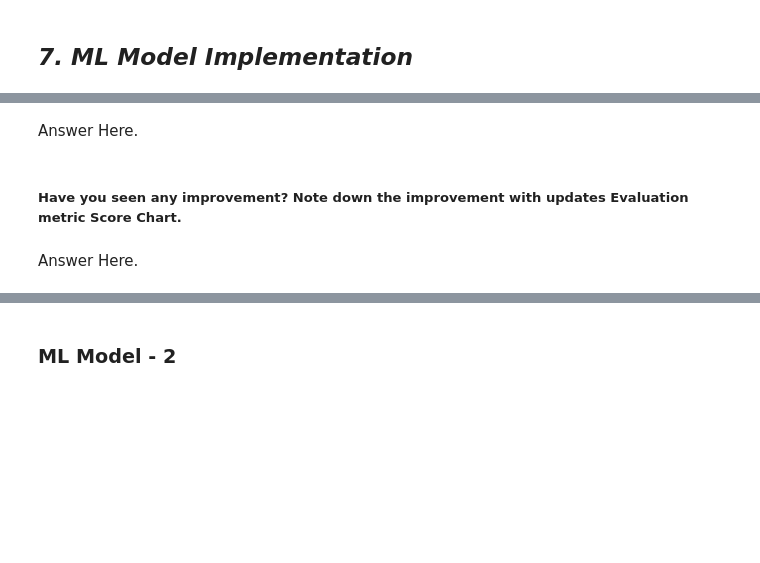
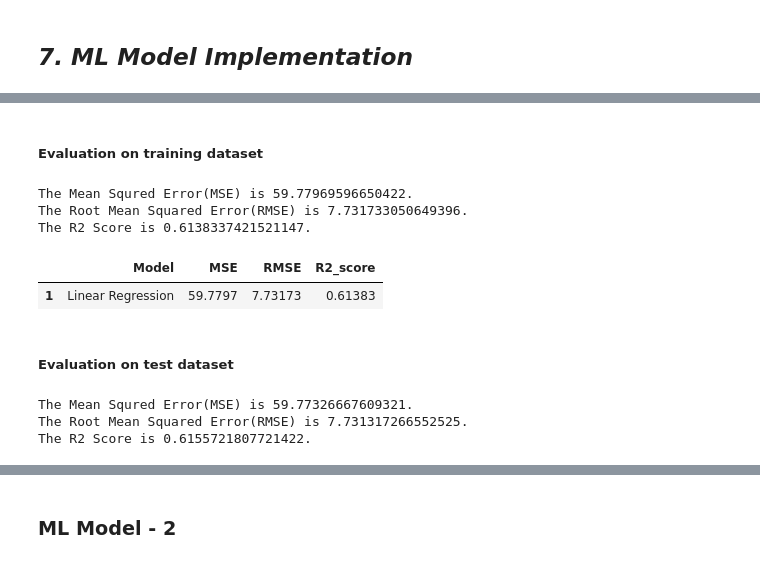
Before and after one commit to 7-sumit/Bike-Sharing-Demand-Prediction, a Jupyter notebook: Bike_Sharing_Demand_Prediction.ipynb, the cells around one changed output, grey strips where cells are left out. Cells and saved outputs as stored; diff of their text form; code cells hidden in the pictures; blank space fills up the shorter version.

```diff
--- a/Bike_Sharing_Demand_Prediction.ipynb
+++ b/Bike_Sharing_Demand_Prediction.ipynb
@@ -925,0 +942,5 @@ Answer Here.
+# %%
+# Split your data to train and test. Choose Splitting ratio wisely.
+from sklearn.model_selection import train_test_split
+
+X_train, X_test, y_train, y_test = train_test_split(X, y, test_size=0.3, random_state=7)
@@ -930,2 +964,9 @@ Answer Here.
+# %%
+# Scaling your data
+from sklearn.preprocessing import StandardScaler
+
+stn_scalar = StandardScaler()
+X_train= stn_scalar.fit_transform(X_train)
+X_test = stn_scalar.transform(X_test)
 # %% [markdown]
 ##### Which method have you used to scale you data and why?
@@ -968,6 +981,13 @@ Answer Here.
 # %%
 # ML Model - 1 Implementation
+linear_reg = LinearRegression()
 
 # Fit the Algorithm
+linear_reg.fit(X_train,y_train)
 
 # Predict on the model
+# Predict on train dataset
+y_pred_train = linear_reg.predict(X_train)
+
+# Predict on test dataset
+y_pred_test = linear_reg.predict(X_test)
@@ -988,6 +1008,53 @@ Answer Here.
-# %% [markdown]
-Answer Here.
-# %% [markdown]
-##### Have you seen any improvement? Note down the improvement with updates Evaluation metric Score Chart.
-# %% [markdown]
-Answer Here.
+# %% [markdown]
+##### Evaluation on training dataset
+# %%
+# Visualizing evaluation Metric Score chart
+
+#Calculate  Mean Squared Error
+MSE=mean_squared_error(y_train,y_pred_train)
+print(f"The Mean Squred Error(MSE) is {MSE}.")
+
+#Calculate Root Mean Squared Error
+RMSE=np.sqrt(MSE)
+print(f"The Root Mean Squared Error(RMSE) is {RMSE}.")
+
+#Calculate R2 Score
+R2=r2_score(y_train,y_pred_train)
+print(f"The R2 Score is {R2}.")
+# %% [output]
+The Mean Squred Error(MSE) is 59.77969596650422.
+The Root Mean Squared Error(RMSE) is 7.731733050649396.
+The R2 Score is 0.6138337421521147.
+# %%
+#Saving train data set results in dataframe.
+train_dict={'Model':"Linear Regression",
+             'MSE':round(MSE,5),
+             'RMSE':round(RMSE,5),
+             'R2_score':round(R2,5)}
+
+# create training_result dataframe
+training_results_df=pd.DataFrame(train_dict,index=[1])
+training_results_df
+# %% [output]
+|  | Model | MSE | RMSE | R2_score |
+| 1 | Linear Regression | 59.7797 | 7.73173 | 0.61383 |
+# %% [markdown]
+##### Evaluation on test dataset
+# %%
+# Visualizing evaluation Metric Score chart
+
+#Calculate  Mean Squared Error
+MSE=mean_squared_error(y_test,y_pred_test)
+print(f"The Mean Squred Error(MSE) is {MSE}.")
+
+#Calculate Root Mean Squared Error
+RMSE=np.sqrt(MSE)
+print(f"The Root Mean Squared Error(RMSE) is {RMSE}.")
+
+#Calculate R2 Score
+R2=r2_score(y_test,y_pred_test)
+print(f"The R2 Score is {R2}.")
+# %% [output]
+The Mean Squred Error(MSE) is 59.77326667609321.
+The Root Mean Squared Error(RMSE) is 7.731317266552525.
+The R2 Score is 0.6155721807721422.
```
Also changed, not shown: parts of 98 cells of this notebook.
